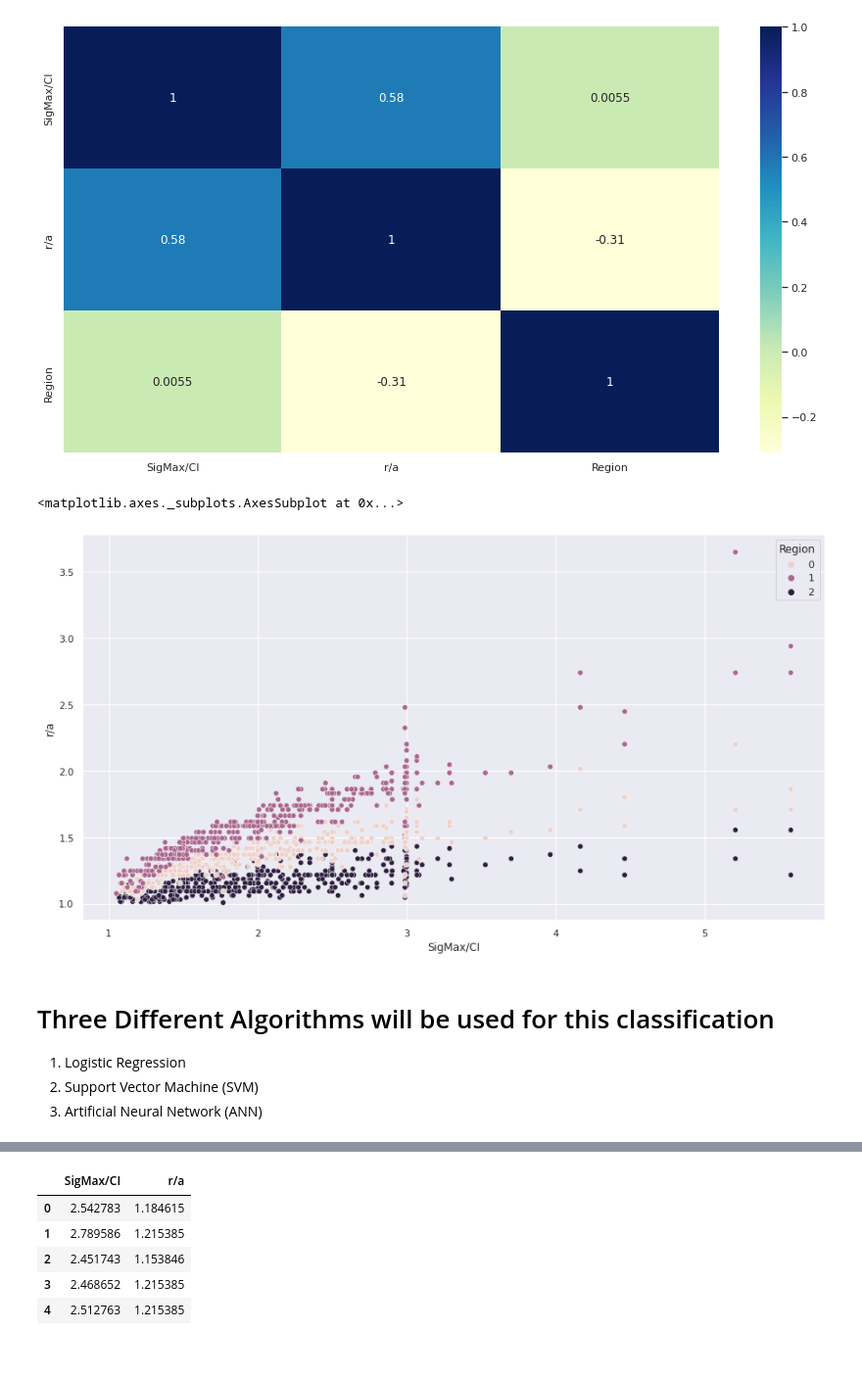
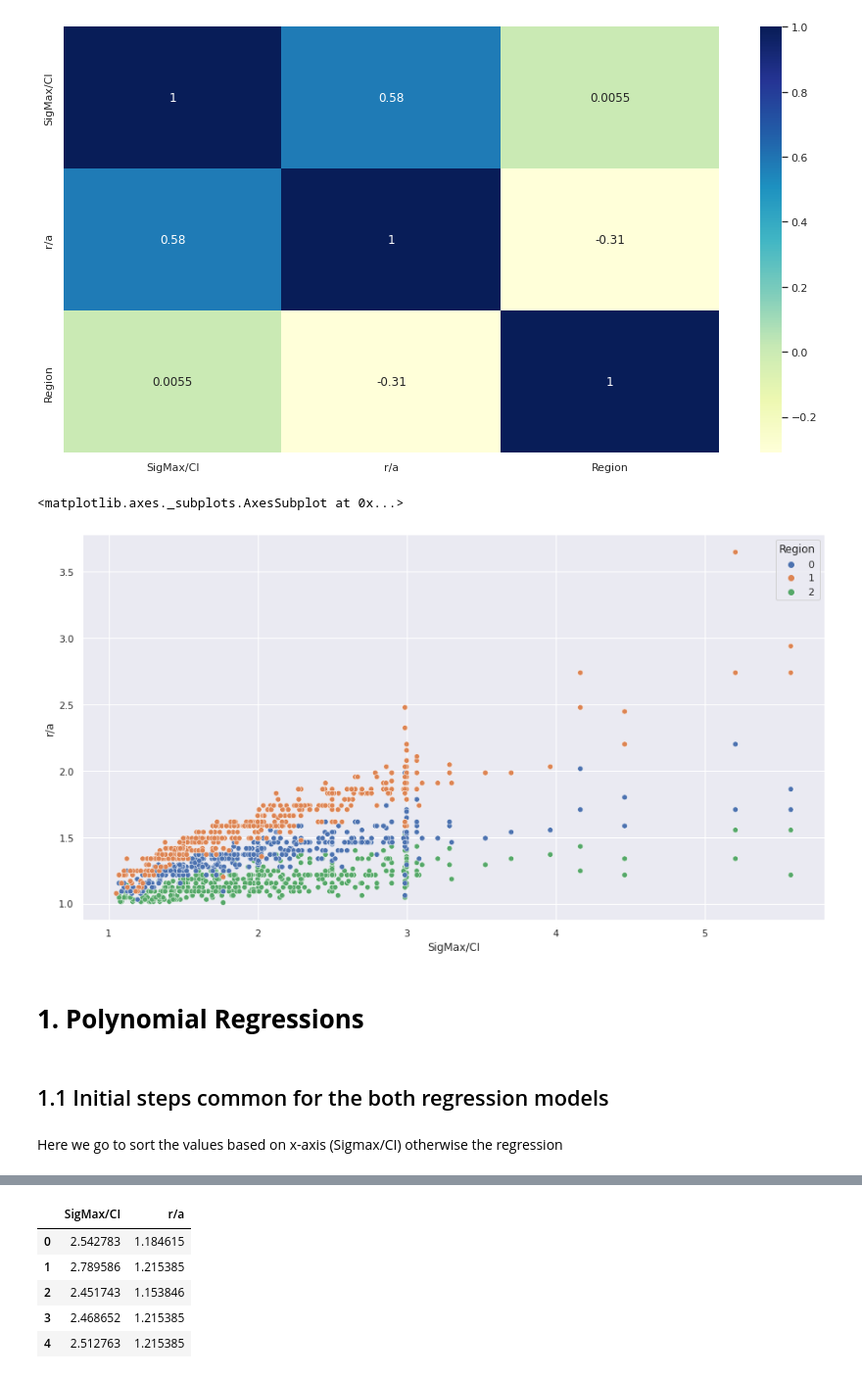
Before and after one commit to Y-golabchi/Getting_Started, a Jupyter notebook: EDZ.ipynb, the cells around one changed output, grey strips where cells are left out. Shown at 98% size. Saved outputs shown, nothing was run; the diff lists cells and outputs as text; code cells hidden in the pictures.

```diff
--- a/EDZ.ipynb
+++ b/EDZ.ipynb
@@ -94,14 +106,25 @@ sns.set(rc = {'figure.figsize':(15,8)}) # enlarges the heatmap size
 edz_corr = sns.heatmap(edz.corr(), cmap="YlGnBu", annot=True)
 # %% [output]
 [figure]
-# %%
-sns.scatterplot(x=edz['SigMax/CI'], y=edz['r/a'], data=edz, hue='Region')
-# %% [output]
-<matplotlib.axes._subplots.AxesSubplot at 0x...>
-[figure, removed]
-# %% [markdown]
-# Three Different Algorithms will be used for this classification
-
-1.   Logistic Regression
-2.   Support Vector Machine (SVM)
-3.   Artificial Neural Network (ANN)
+# %%
+# f, ax = plt.subplots(figsize=(20, 10))
+# plt.scatter (x_EDZi, y_EDZi, label = 'EDZi', color= 'red')
+# plt.scatter (x_HDZ, y_HDZ, label = 'HDZ', color='blue')
+# plt.scatter(x_EDZo, y_EDZo, label = 'EDZo', color = 'green')
+# plt.ylim(1.0, 2.5)
+# plt.xlim(1, 6)
+# plt.xlabel('SigMax/CI', size = 19)
+# plt.ylabel('r/a', size =19)
+# plt.title('Logistic Regression\'s Decision Boundaries', size =28)
+# plt.legend(["EDZi", "EDZo", "HDZ", 'Decision boundary of HDZ and EDZi', 'Decision boundary of EDZi and EDZo'], loc = 'upper left')
+# ax.set_facecolor("white")
+# plt.grid()
+# plt.show()
+sns.scatterplot(x=edz['SigMax/CI'], y=edz['r/a'], data=edz, palette = 'deep', hue='Region')
+# %% [output]
+<matplotlib.axes._subplots.AxesSubplot at 0x...>
+[figure, added]
+# %% [markdown]
+# **1. Polynomial Regressions**
+# %% [markdown]
+## 1.1 Initial steps common for the both regression models
@@ -107,0 +133,2 @@ sns.scatterplot(x=edz['SigMax/CI'], y=edz['r/a'], data=edz, hue='Region')
+# %% [markdown]
+Here we go to sort the values based on x-axis (Sigmax/CI) otherwise the regression
```
Also changed, not shown: parts of 151 cells of this notebook.
